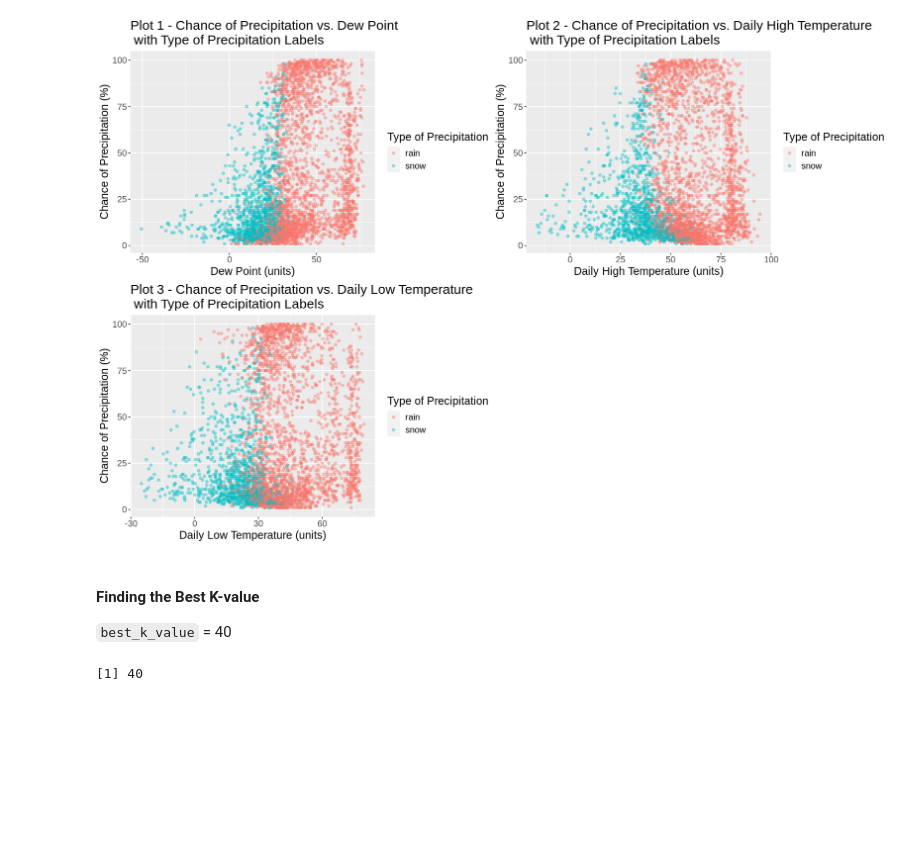
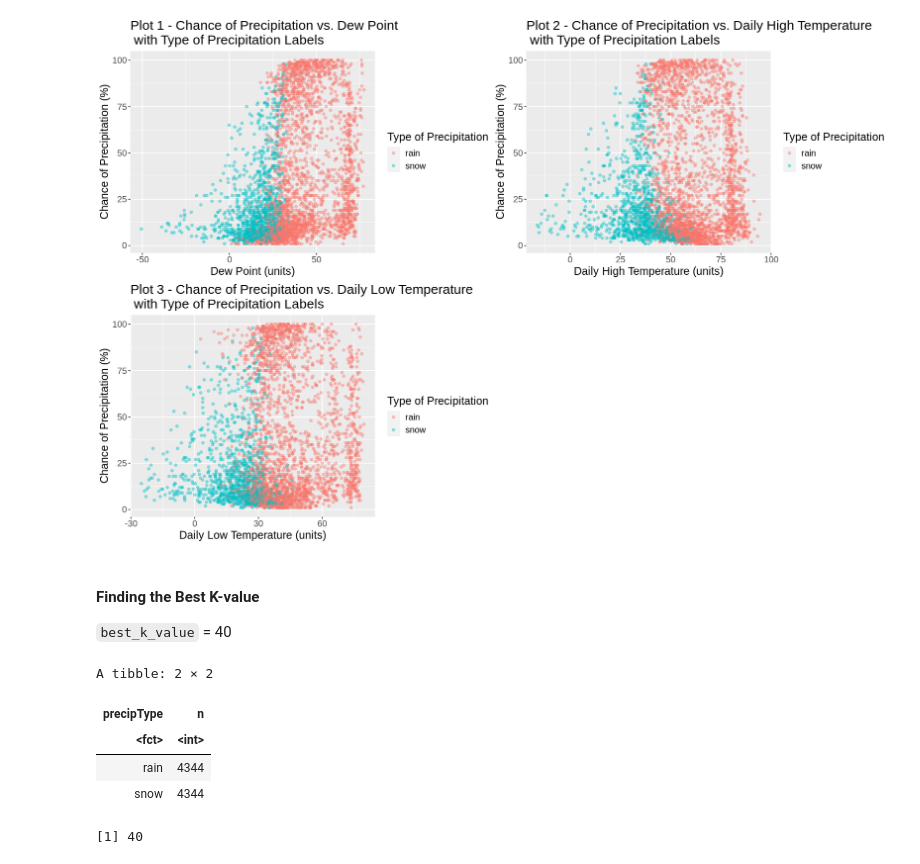
Before and after one commit to codingonapotato/dsci100_group_project_S2022, a Jupyter notebook: Final Project Report.ipynb, the cells around one changed output. Saved outputs shown, nothing was run; the diff lists cells and outputs as text; code cells hidden in the pictures; blank space fills up the shorter version.

```diff
--- a/Final Project Report.ipynb
+++ b/Final Project Report.ipynb
@@ -221,6 +207,26 @@ TableGrob (2 x 2) "arrange": 3 grobs
 #### Finding the Best K-value
 
 `best_k_value` = 40
+# %%
+weather_recipe <- recipe(precipType ~ dewPoint + temperatureLow + temperatureHigh, data = weather_data) %>%
+    step_upsample(precipType, over_ratio = 1, skip = FALSE) %>%
+    step_scale(all_predictors()) %>%
+    step_center(all_predictors())
+
+upsampled_weather_data <- weather_recipe %>%
+                            prep() %>%
+                            bake(weather_data)
+
+class_count_upsampled <- upsampled_weather_data %>%
+                            select(precipType) %>%
+                            count(precipType)
+class_count_upsampled # Formally shows whether labels got upsampled successfully (looks like a yes to me!)
+# %% [output]
+A tibble: 2 × 2
+| precipType | n |
+| <fct> | <int> |
+| rain | 4344 |
+| snow | 4344 |
 # %%
 #---------------> DONT RUN THIS CELL CAUSE IT TAKES ALMOST A MINUTE TO RUN <--------------------
 set.seed(2022)
```
Also changed, not shown: parts of 5 cells of this notebook.
